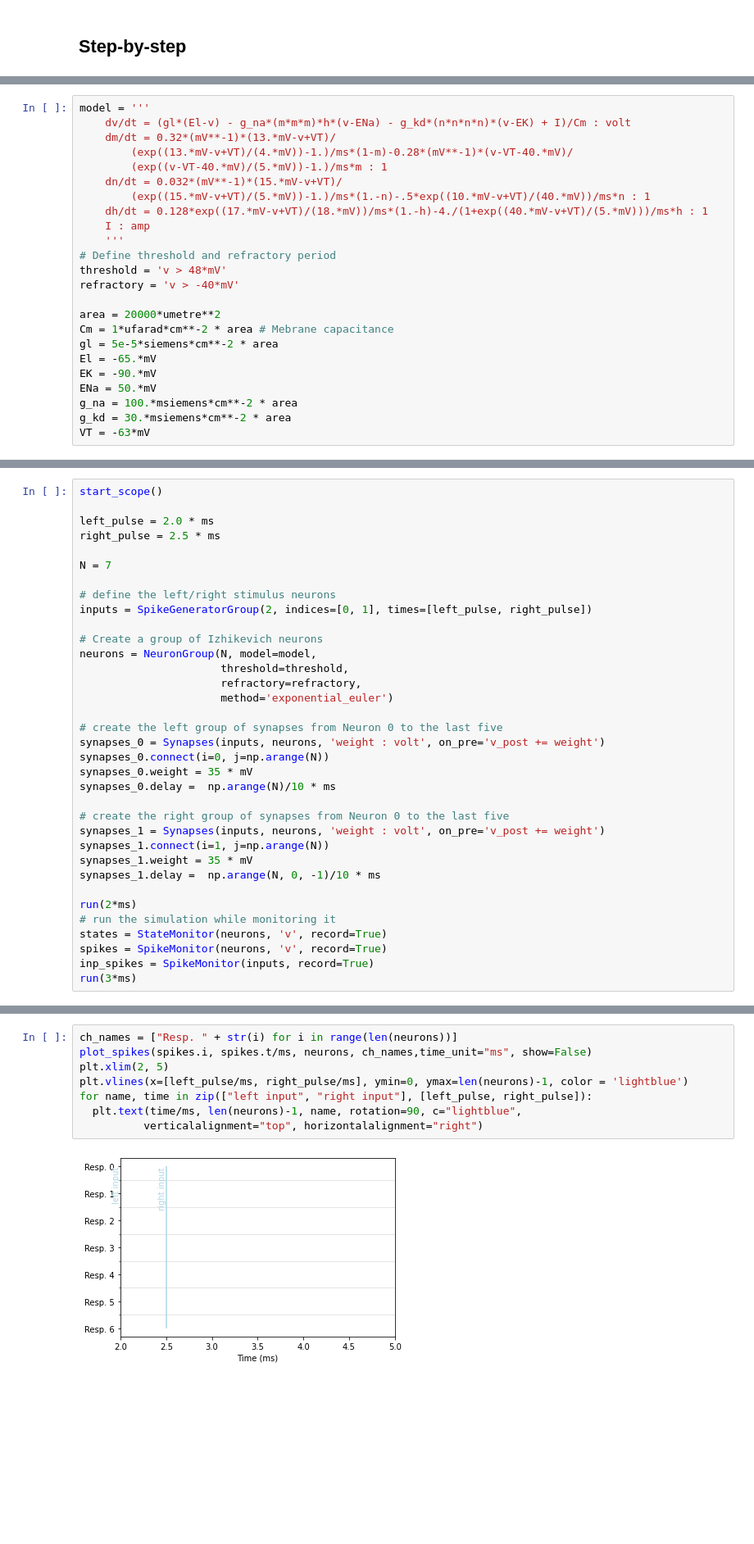
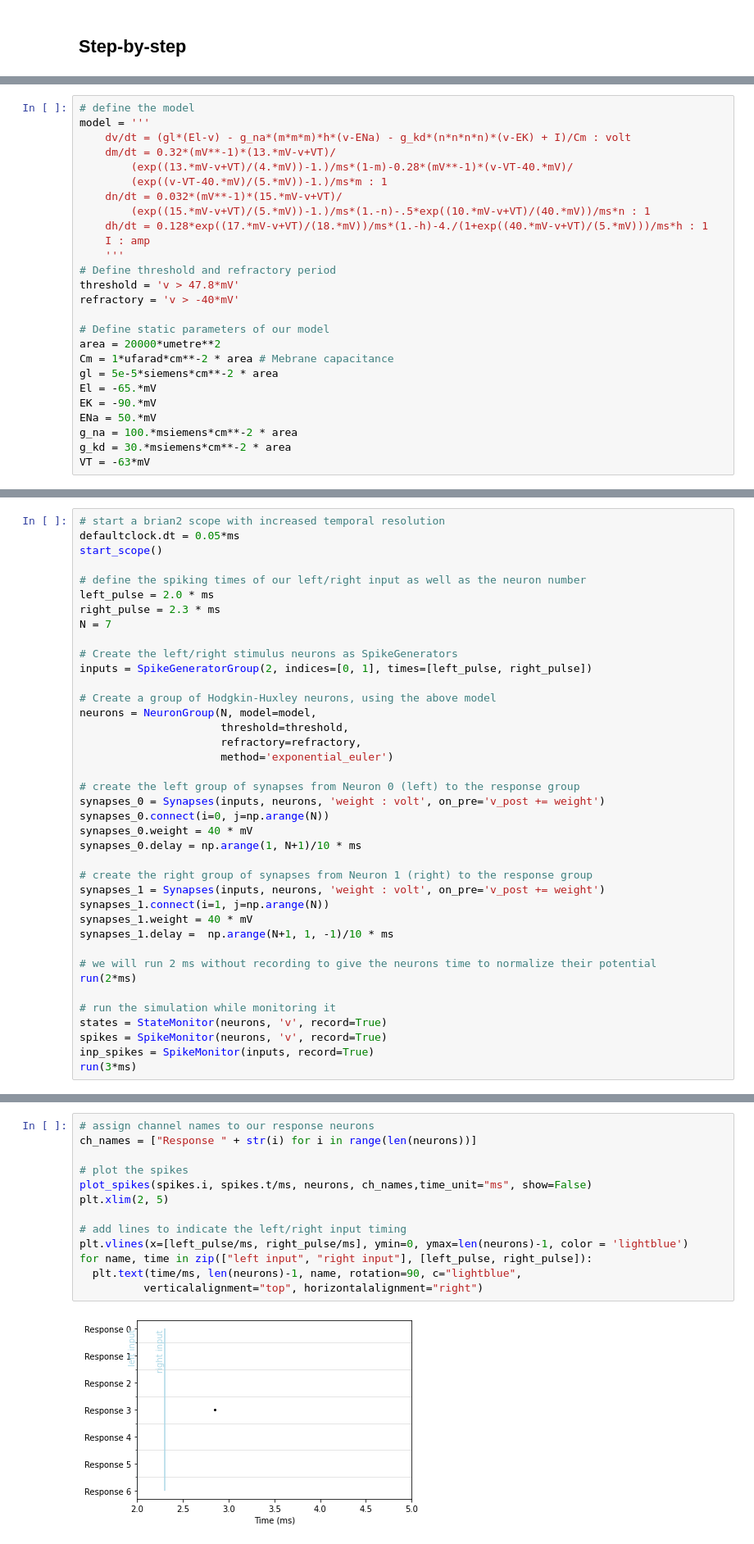
Before and after one commit to DiGyt/neuropynamics, a Jupyter notebook: notebooks/dendritic_computation.ipynb, the cells around one changed output, grey strips where cells are left out. Shown at 82% size. Saved outputs shown, nothing was run; the diff lists cells and outputs as text; blank space fills up the shorter version.

```diff
--- a/notebooks/dendritic_computation.ipynb
+++ b/notebooks/dendritic_computation.ipynb
@@ -38,4 +43,5 @@ First of all, we define a Hodgkin-Huxley neuron model, which will serve as our R
 # %%
+# define the model
 model = '''
     dv/dt = (gl*(El-v) - g_na*(m*m*m)*h*(v-ENa) - g_kd*(n*n*n*n)*(v-EK) + I)/Cm : volt
     dm/dt = 0.32*(mV**-1)*(13.*mV-v+VT)/
@@ -47,9 +53,10 @@ model = '''
     I : amp
     '''
 # Define threshold and refractory period
-threshold = 'v > 48*mV'
+threshold = 'v > 47.8*mV'
 refractory = 'v > -40*mV'
 
+# Define static parameters of our model
 area = 20000*umetre**2
 Cm = 1*ufarad*cm**-2 * area # Mebrane capacitance
 gl = 5e-5*siemens*cm**-2 * area
@@ -62,33 +77,37 @@ VT = -63*mV
 # %%
+# start a brian2 scope with increased temporal resolution
+defaultclock.dt = 0.05*ms
 start_scope()
 
+# define the spiking times of our left/right input as well as the neuron number
 left_pulse = 2.0 * ms
-right_pulse = 2.5 * ms
-
+right_pulse = 2.3 * ms
 N = 7
 
-# define the left/right stimulus neurons
+# Create the left/right stimulus neurons as SpikeGenerators
 inputs = SpikeGeneratorGroup(2, indices=[0, 1], times=[left_pulse, right_pulse])
 
-# Create a group of Izhikevich neurons
+# Create a group of Hodgkin-Huxley neurons, using the above model
 neurons = NeuronGroup(N, model=model,
                       threshold=threshold,
                       refractory=refractory,
                       method='exponential_euler')
 
-# create the left group of synapses from Neuron 0 to the last five
+# create the left group of synapses from Neuron 0 (left) to the response group
 synapses_0 = Synapses(inputs, neurons, 'weight : volt', on_pre='v_post += weight')
 synapses_0.connect(i=0, j=np.arange(N))
-synapses_0.weight = 35 * mV
-synapses_0.delay =  np.arange(N)/10 * ms
+synapses_0.weight = 40 * mV
+synapses_0.delay = np.arange(1, N+1)/10 * ms
 
-# create the right group of synapses from Neuron 0 to the last five
+# create the right group of synapses from Neuron 1 (right) to the response group
 synapses_1 = Synapses(inputs, neurons, 'weight : volt', on_pre='v_post += weight')
 synapses_1.connect(i=1, j=np.arange(N))
-synapses_1.weight = 35 * mV
-synapses_1.delay =  np.arange(N, 0, -1)/10 * ms
+synapses_1.weight = 40 * mV
+synapses_1.delay =  np.arange(N+1, 1, -1)/10 * ms
 
+# we will run 2 ms without recording to give the neurons time to normalize their potential
 run(2*ms)
+
 # run the simulation while monitoring it
 states = StateMonitor(neurons, 'v', record=True)
 spikes = SpikeMonitor(neurons, 'v', record=True)
@@ -108,10 +128,15 @@ If we plot the spiking responses, we can see that the response neurons will resp
 # %%
-ch_names = ["Resp. " + str(i) for i in range(len(neurons))]
+# assign channel names to our response neurons
+ch_names = ["Response " + str(i) for i in range(len(neurons))]
+
+# plot the spikes
 plot_spikes(spikes.i, spikes.t/ms, neurons, ch_names,time_unit="ms", show=False)
 plt.xlim(2, 5)
+
+# add lines to indicate the left/right input timing
 plt.vlines(x=[left_pulse/ms, right_pulse/ms], ymin=0, ymax=len(neurons)-1, color = 'lightblue')
 for name, time in zip(["left input", "right input"], [left_pulse, right_pulse]):
   plt.text(time/ms, len(neurons)-1, name, rotation=90, c="lightblue",
           verticalalignment="top", horizontalalignment="right")
 # %% [output]
-[figure, old version]
+[figure, new version]
```
Also changed, not shown: parts of 17 cells of this notebook.
